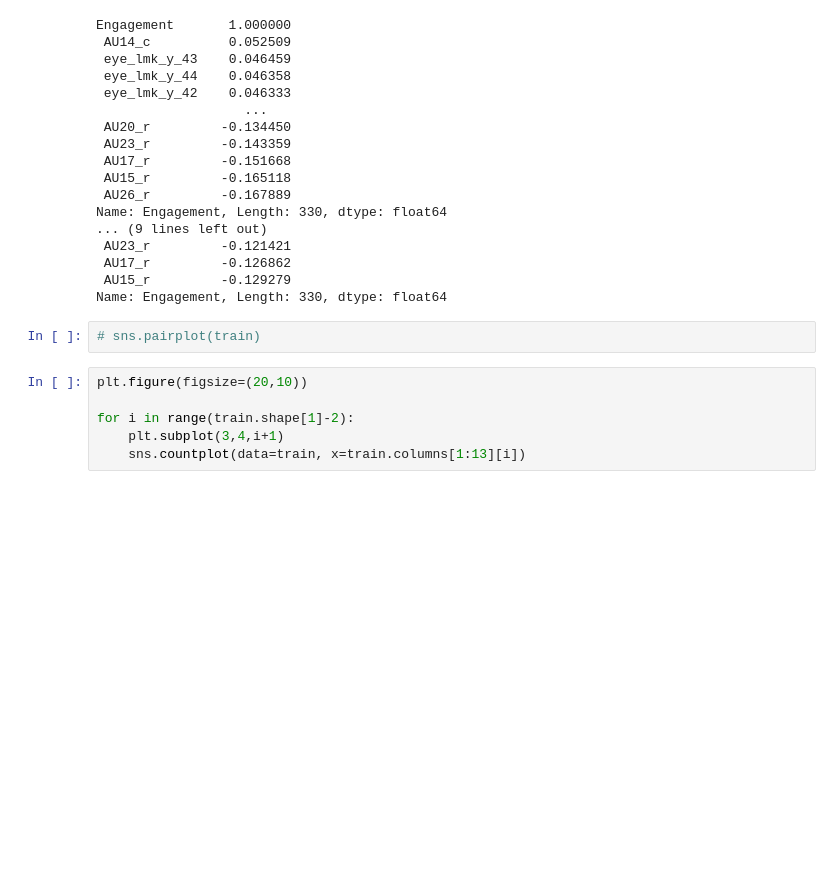
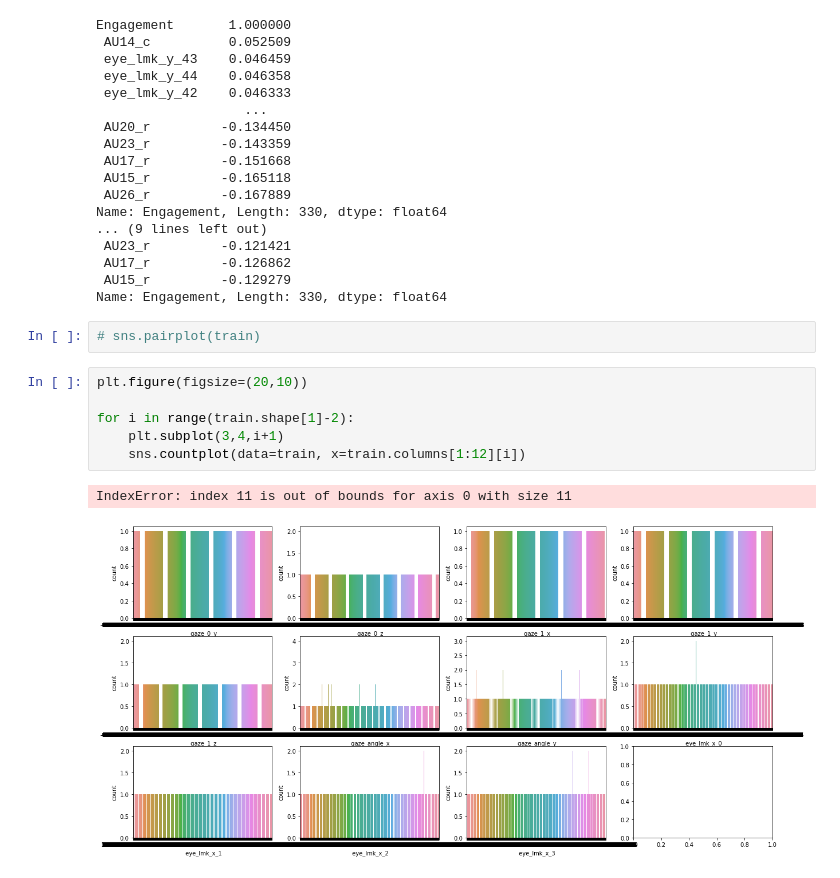
Before and after one commit to shofi777/EDA, a Jupyter notebook: EDA.ipynb, the cells around one changed output. Cells and saved outputs as stored; diff of their text form; blank space fills up the shorter version.

```diff
--- a/EDA.ipynb
+++ b/EDA.ipynb
@@ -143,6 +143,9 @@ Name: Engagement, Length: 330, dtype: float64
 # %%
 plt.figure(figsize=(20,10))
 
 for i in range(train.shape[1]-2):
     plt.subplot(3,4,i+1)
-    sns.countplot(data=train, x=train.columns[1:13][i])
+    sns.countplot(data=train, x=train.columns[1:12][i])
+# %% [output]
+IndexError: index 11 is out of bounds for axis 0 with size 11
+[figure, added]
```
